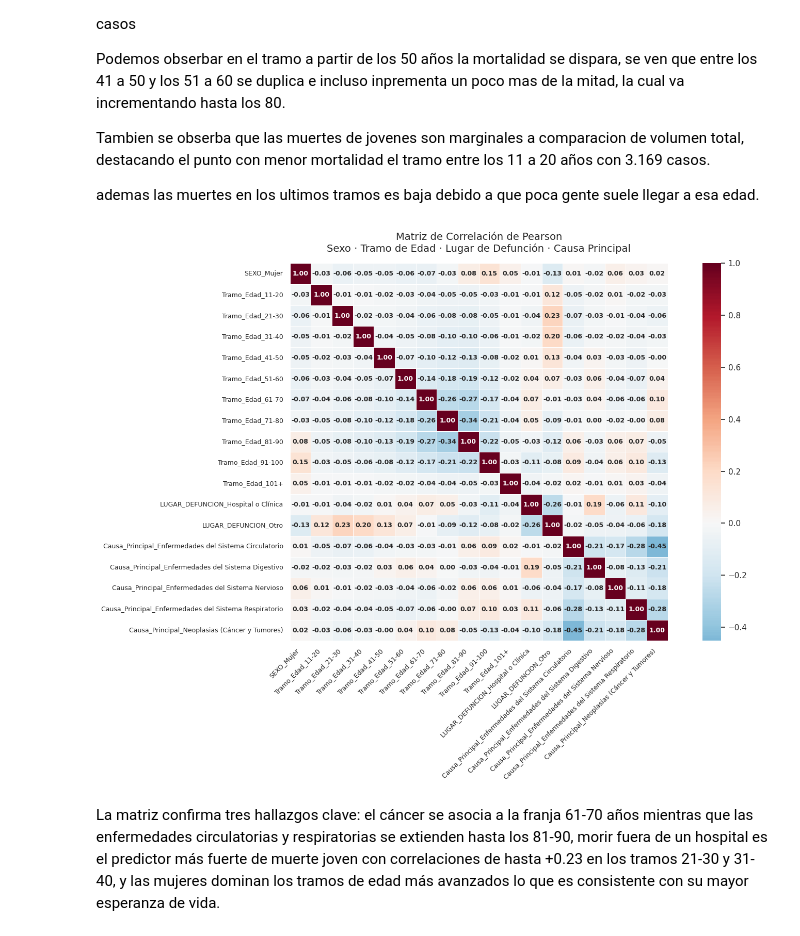
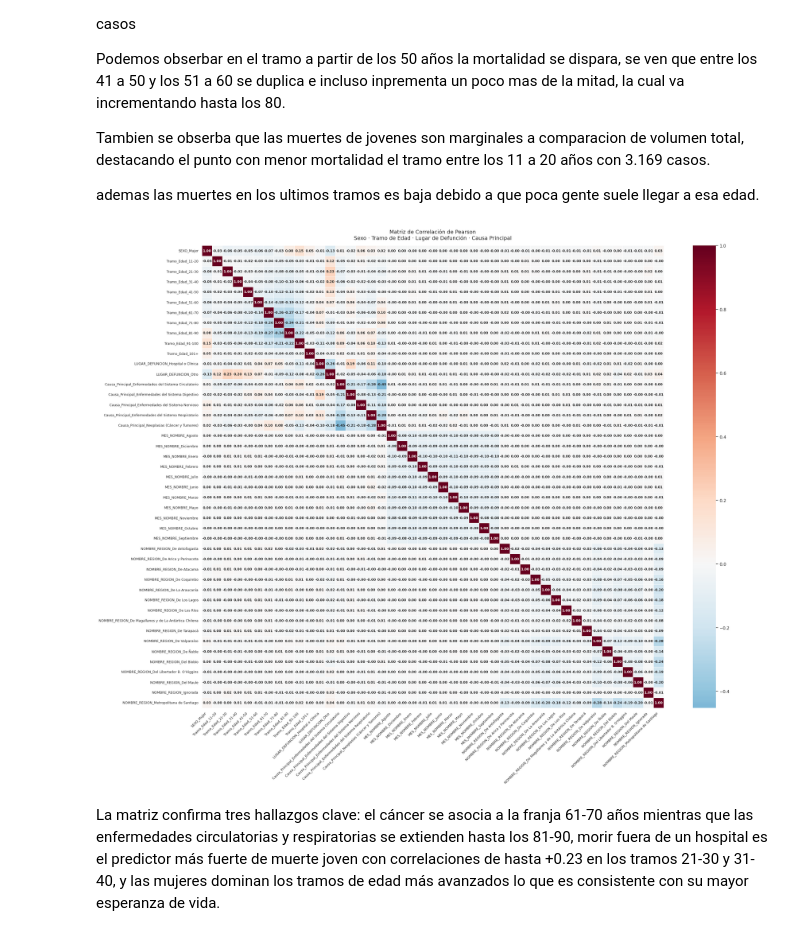
Before and after one commit to Emanuel2234/Causas_muerte_chile_2023_2026, a Jupyter notebook: Causas_de_Defunción_chile_2023_03_2026.ipynb, the cells around one changed output. Saved outputs shown, nothing was run; the diff lists cells and outputs as text; code cells hidden in the pictures.

```diff
--- a/Causas_de_Defunción_chile_2023_03_2026.ipynb
+++ b/Causas_de_Defunción_chile_2023_03_2026.ipynb
@@ -614,42 +625,45 @@ columnas_modelo = [
     'SEXO',
     'Tramo_Edad',
     'LUGAR_DEFUNCION',
-    'Causa_Principal'
+    'Causa_Principal',
+    'MES_NOMBRE',
+    'NOMBRE_REGION'
+
 ]
 
 #one-hot encoding
 df_encoded = pd.get_dummies(df_final[columnas_modelo], drop_first=True, dtype=int)
 
 
 #MATRIZ DE CORRELACIÓN DE PEARSON
 
 corr_matrix = df_encoded.corr()
 
-plt.figure(figsize=(16, 11))
+plt.figure(figsize=(26, 21))
 
 sns.heatmap(
     corr_matrix,
     annot=True,
     fmt=".2f",
     cmap="RdBu_r",
     center=0,
     linewidths=0.6,
     linecolor='white',
     annot_kws={"size": 9, "weight": "bold"},
     square=True
 )
 
 plt.title(
     "Matriz de Correlación de Pearson\nSexo · Tramo de Edad · Lugar de Defunción · Causa Principal",
     fontsize=14,
     pad=16
 )
 plt.xticks(rotation=45, ha='right', fontsize=9)
 plt.yticks(rotation=0, fontsize=9)
 plt.tight_layout()
 plt.show()
 # %% [output]
-[figure, old version]
+[figure, new version]
 # %% [markdown]
 La matriz confirma tres hallazgos clave: el cáncer se asocia a la franja 61-70 años mientras que las enfermedades circulatorias y respiratorias se extienden hasta los 81-90, morir fuera de un hospital es el predictor más fuerte de muerte joven con correlaciones de hasta +0.23 en los tramos 21-30 y 31-40, y las mujeres dominan los tramos de edad más avanzados lo que es consistente con su mayor esperanza de vida.
 # %% [markdown]
```
Also changed, not shown: parts of 36 cells of this notebook.
